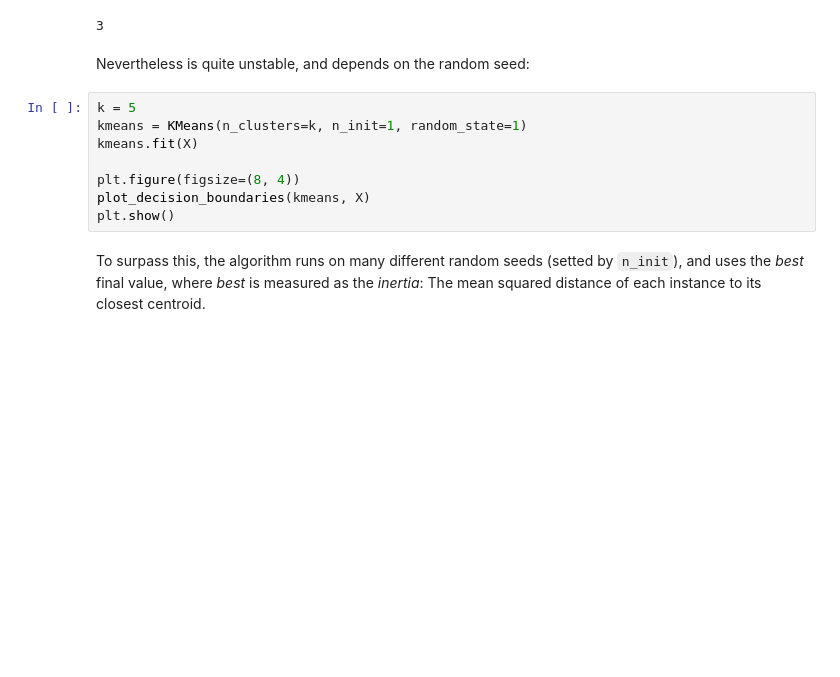
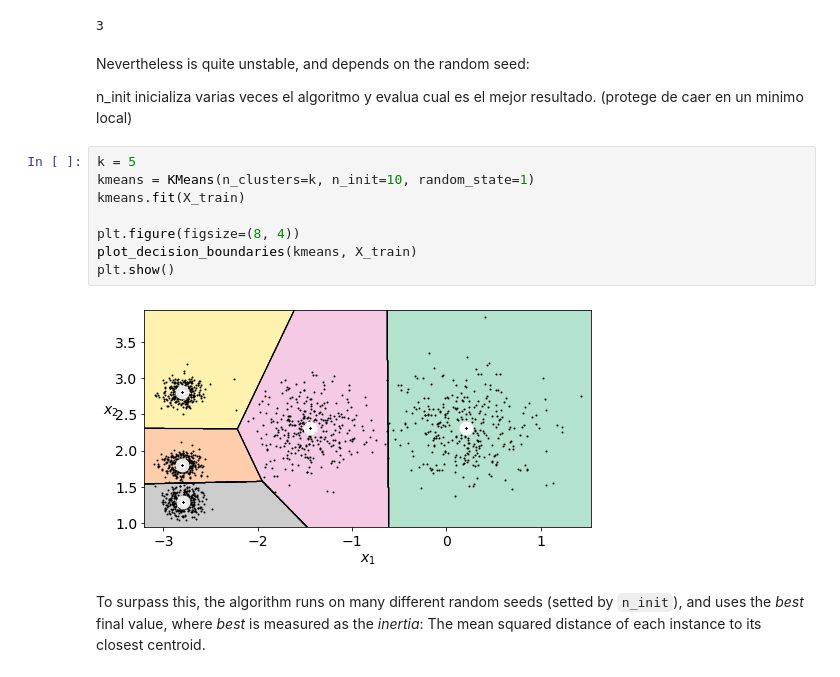
Before and after one commit to anavica209/Arqui, a Jupyter notebook: 03_Unsupervised.ipynb, the cells around one changed output. Saved outputs shown, nothing was run; the diff lists cells and outputs as text; blank space fills up the shorter version.

```diff
--- a/03_Unsupervised.ipynb
+++ b/03_Unsupervised.ipynb
@@ -900,14 +1159,18 @@ kmeans.n_iter_
 3
 # %% [markdown]
 Nevertheless is quite unstable, and depends on the random seed:
+
+n_init inicializa varias veces el algoritmo y evalua cual es el mejor resultado. (protege de caer en un minimo local)
 # %%
 k = 5
-kmeans = KMeans(n_clusters=k, n_init=1, random_state=1)
-kmeans.fit(X)
+kmeans = KMeans(n_clusters=k, n_init=10, random_state=1)
+kmeans.fit(X_train)
 
 plt.figure(figsize=(8, 4))
-plot_decision_boundaries(kmeans, X)
+plot_decision_boundaries(kmeans, X_train)
 plt.show()
+# %% [output]
+[figure, added]
 # %% [markdown]
 To surpass this, the algorithm runs on many different random seeds (setted by `n_init`), and uses the *best* final value, where *best* is measured as the *inertia*: The mean squared distance of each instance to its closest centroid.
 # %%
```
Also changed, not shown: parts of 129 cells of this notebook.
